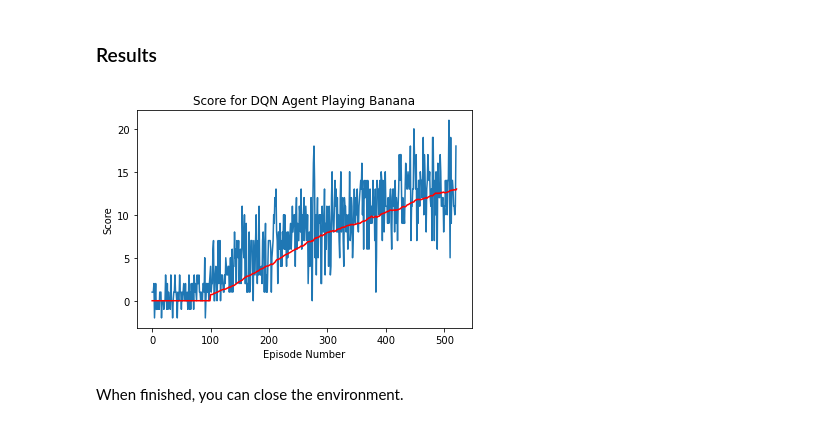
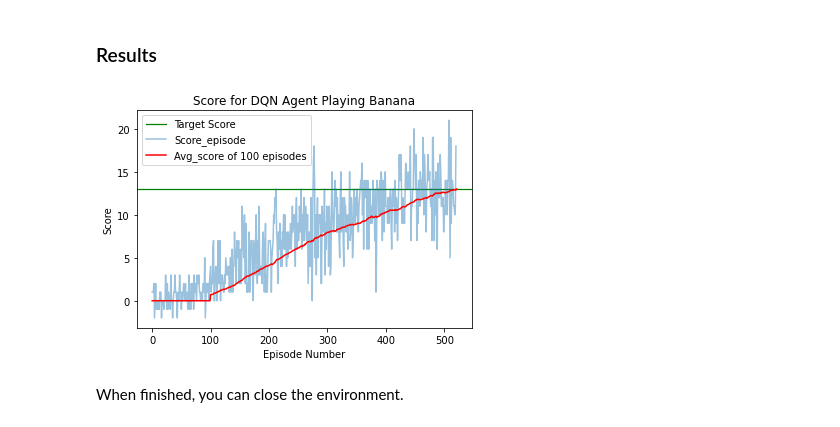
Before and after one commit to SiddhantTandon/DRLND, a Jupyter notebook: project_1_navigation/Navigation.ipynb, the cells around one changed output. Cells and saved outputs as stored; diff of their text form; code cells hidden in the pictures.

```diff
--- a/project_1_navigation/Navigation.ipynb
+++ b/project_1_navigation/Navigation.ipynb
@@ -383,29 +383,31 @@ Environment solved in 421 episodes!     Average Score: 13.00
 # %%
 import matplotlib.pyplot as plt
 
 # calculating the average
 def moving_average(a, n=3) :
     ret = np.cumsum(a, dtype=float)
     ret[n:] = ret[n:] - ret[:-n]
     return ret[n - 1:] / n
 
 
 ma = 100
 avg = moving_average(scores, ma)
 avg = np.concatenate((np.zeros(ma), avg))
 
 # plot the scores
 fig = plt.figure()
 ax = fig.add_subplot(111)
-plt.plot(np.arange(len(scores)), scores)
-plt.plot(np.arange(len(avg)), avg, c='r', label='{} MA'.format(ma))
+ax.axhline(13, c='green', linewidth = 1.25) # target score
+plt.plot(np.arange(len(scores)), scores, alpha = 0.45) # score per episode
+plt.plot(np.arange(len(avg)), avg, c='r', label='{} MA'.format(ma)) # 100 episode average
 plt.ylabel('Score')
 plt.xlabel('Episode Number')
 plt.title('Score for DQN Agent Playing Banana')
+ax.legend(['Target Score', 'Score_episode', 'Avg_score of 100 episodes'])
 plt.show()
 fig.savefig('navigation_plot.jpg')
 # %% [output]
-[figure, old version]
+[figure, new version]
 # %% [markdown]
 When finished, you can close the environment.
 # %%
```
